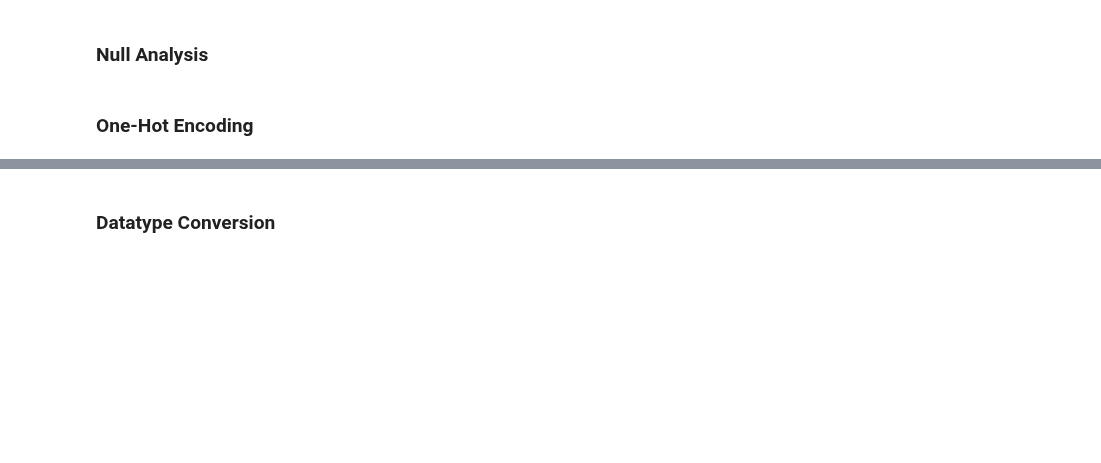
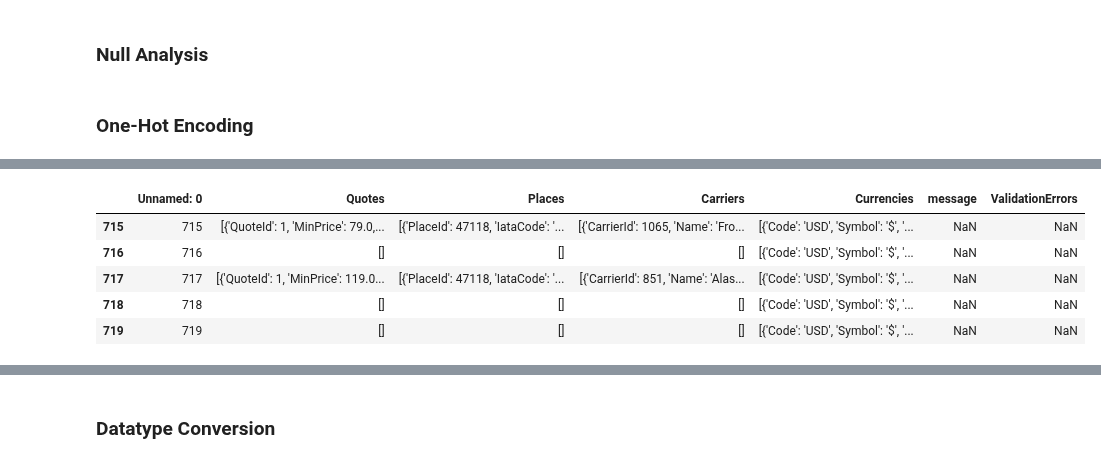
Before and after one commit to chriskuz/ga_capstone, a Jupyter notebook: code/project_notebook.ipynb, the cells around one changed output, grey strips where cells are left out. Cells and saved outputs as stored; diff of their text form; code cells hidden in the pictures; blank space fills up the shorter version.

```diff
--- a/code/project_notebook.ipynb
+++ b/code/project_notebook.ipynb
@@ -429,0 +544,9 @@ None
+# %%
+monthly_pricing_2021.tail()
+# %% [output]
+|  | Unnamed: 0 | Quotes | Places | Carriers | Currencies | message | ValidationErrors |
+| 715 | 715 | [{'QuoteId': 1, 'MinPrice': 79.0,... | [{'PlaceId': 47118, 'IataCode': '... | [{'CarrierId': 1065, 'Name': 'Fro... | [{'Code': 'USD', 'Symbol': '$', '... | NaN | NaN |
+| 716 | 716 | [] | [] | [] | [{'Code': 'USD', 'Symbol': '$', '... | NaN | NaN |
+| 717 | 717 | [{'QuoteId': 1, 'MinPrice': 119.0... | [{'PlaceId': 47118, 'IataCode': '... | [{'CarrierId': 851, 'Name': 'Alas... | [{'Code': 'USD', 'Symbol': '$', '... | NaN | NaN |
+| 718 | 718 | [] | [] | [] | [{'Code': 'USD', 'Symbol': '$', '... | NaN | NaN |
+| 719 | 719 | [] | [] | [] | [{'Code': 'USD', 'Symbol': '$', '... | NaN | NaN |
```
Also changed, not shown: parts of 23 cells of this notebook.
